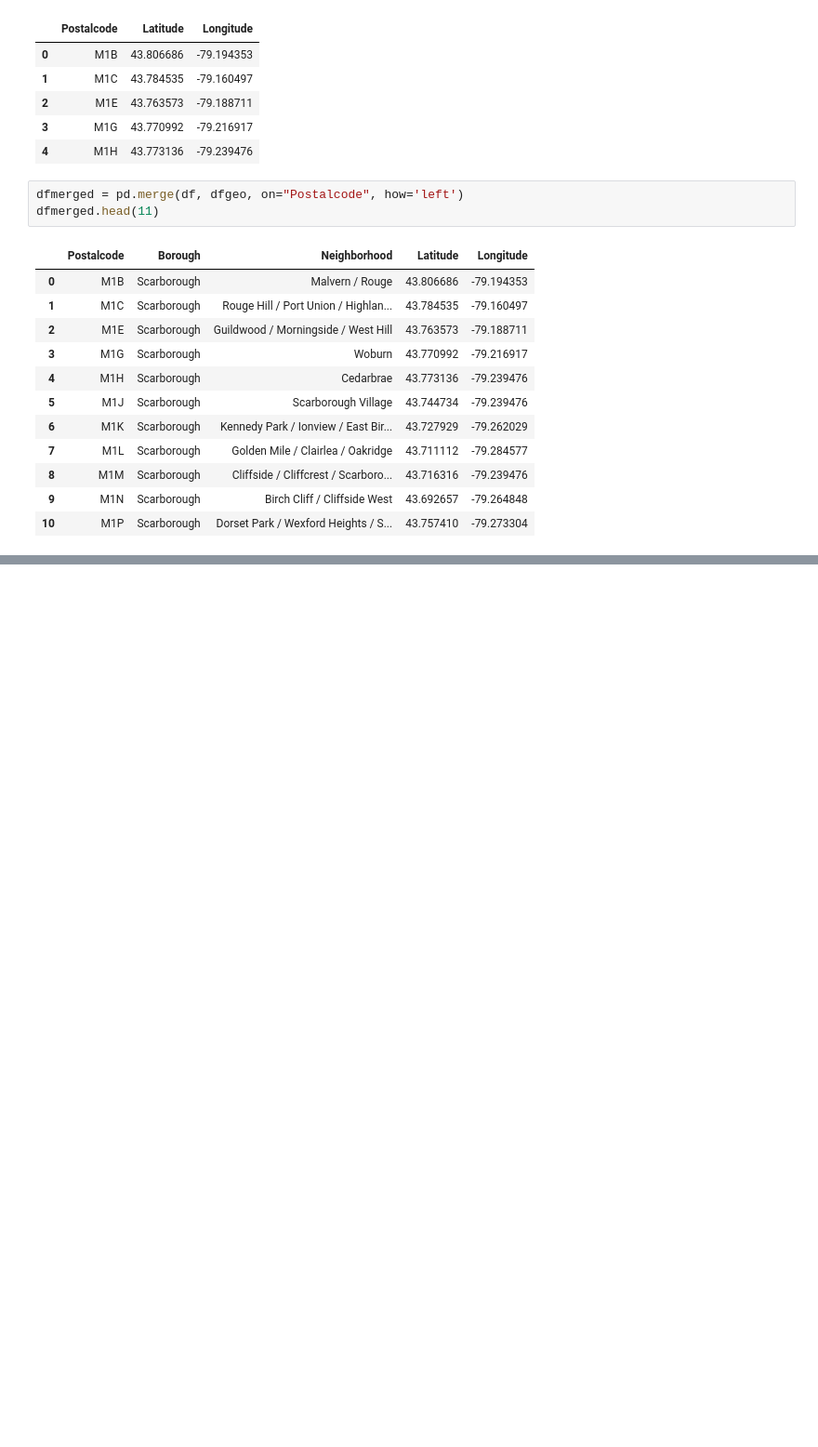
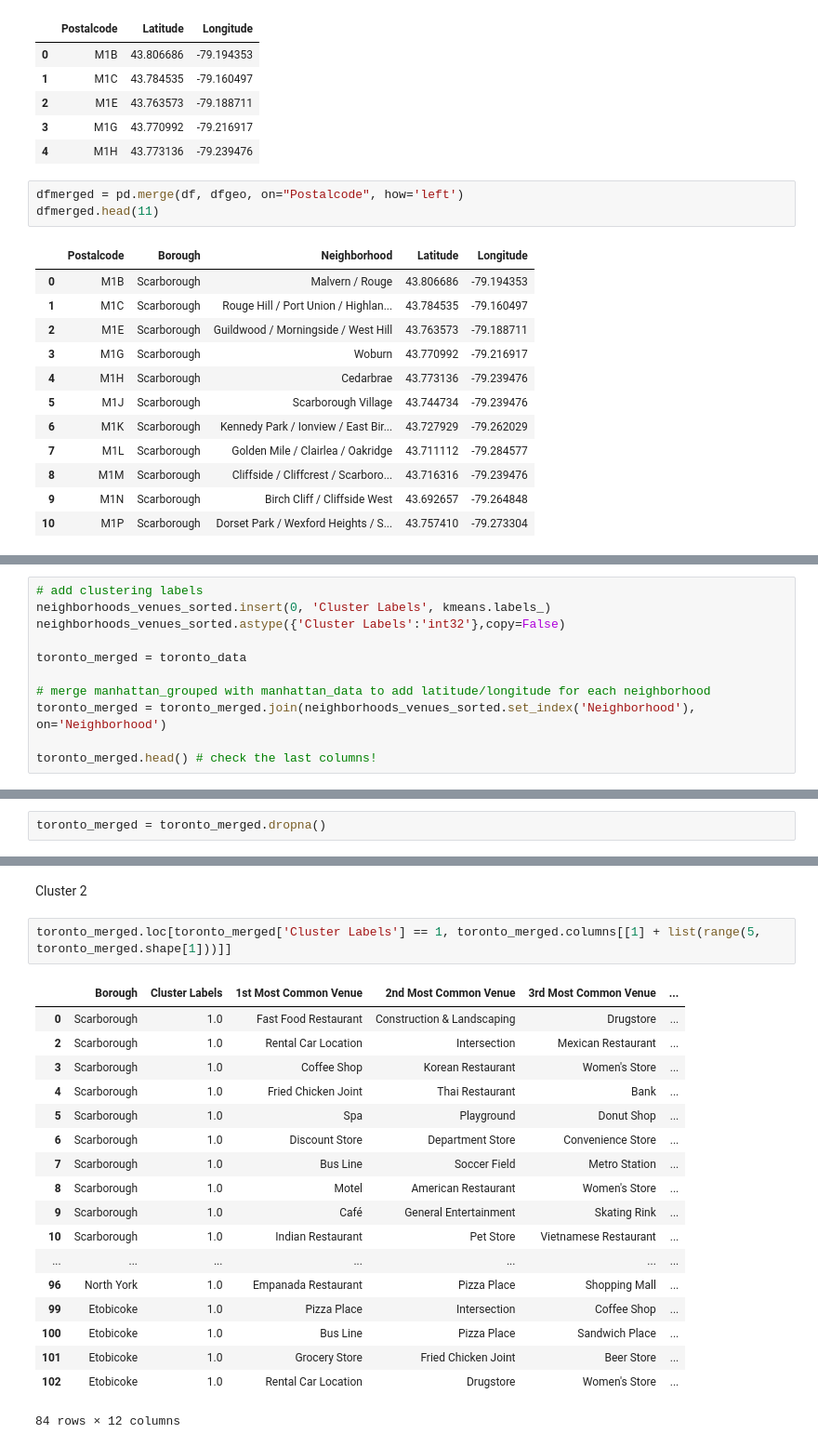
Before and after one commit to ktsmit1/Coursera_Capstone, a Jupyter notebook: Segmenting and Clustering Neighborhoods in Toronto.ipynb, the cells around one changed output, grey strips where cells are left out. Shown at 93% size. Saved outputs shown, nothing was run; the diff lists cells and outputs as text; blank space fills up the shorter version.

```diff
--- a/Segmenting and Clustering Neighborhoods in Toronto.ipynb
+++ b/Segmenting and Clustering Neighborhoods in Toronto.ipynb
@@ -180,0 +712,11 @@ dfmerged.head(11)
+# %%
+# add clustering labels
+neighborhoods_venues_sorted.insert(0, 'Cluster Labels', kmeans.labels_)
+neighborhoods_venues_sorted.astype({'Cluster Labels':'int32'},copy=False)
+
+toronto_merged = toronto_data
+
+# merge manhattan_grouped with manhattan_data to add latitude/longitude for each neighborhood
+toronto_merged = toronto_merged.join(neighborhoods_venues_sorted.set_index('Neighborhood'), on='Neighborhood')
+
+toronto_merged.head() # check the last columns!
@@ -180,0 +739,2 @@ dfmerged.head(11)
+# %%
+toronto_merged = toronto_merged.dropna()
@@ -180,0 +792,23 @@ dfmerged.head(11)
+# %% [markdown]
+Cluster 2
+# %%
+toronto_merged.loc[toronto_merged['Cluster Labels'] == 1, toronto_merged.columns[[1] + list(range(5, toronto_merged.shape[1]))]]
+# %% [output]
+|  | Borough | Cluster Labels | 1st Most Common Venue | 2nd Most Common Venue | 3rd Most Common Venue | ... |
+| 0 | Scarborough | 1.0 | Fast Food Restaurant | Construction & Landscaping | Drugstore | ... |
+| 2 | Scarborough | 1.0 | Rental Car Location | Intersection | Mexican Restaurant | ... |
+| 3 | Scarborough | 1.0 | Coffee Shop | Korean Restaurant | Women's Store | ... |
+| 4 | Scarborough | 1.0 | Fried Chicken Joint | Thai Restaurant | Bank | ... |
+| 5 | Scarborough | 1.0 | Spa | Playground | Donut Shop | ... |
+| 6 | Scarborough | 1.0 | Discount Store | Department Store | Convenience Store | ... |
+| 7 | Scarborough | 1.0 | Bus Line | Soccer Field | Metro Station | ... |
+| 8 | Scarborough | 1.0 | Motel | American Restaurant | Women's Store | ... |
+| 9 | Scarborough | 1.0 | Café | General Entertainment | Skating Rink | ... |
+| 10 | Scarborough | 1.0 | Indian Restaurant | Pet Store | Vietnamese Restaurant | ... |
+| ... | ... | ... | ... | ... | ... | ... |
+| 96 | North York | 1.0 | Empanada Restaurant | Pizza Place | Shopping Mall | ... |
+| 99 | Etobicoke | 1.0 | Pizza Place | Intersection | Coffee Shop | ... |
+| 100 | Etobicoke | 1.0 | Bus Line | Pizza Place | Sandwich Place | ... |
+| 101 | Etobicoke | 1.0 | Grocery Store | Fried Chicken Joint | Beer Store | ... |
+| 102 | Etobicoke | 1.0 | Rental Car Location | Drugstore | Women's Store | ... |
+84 rows × 12 columns
```
Also changed, not shown: parts of 72 cells of this notebook.
